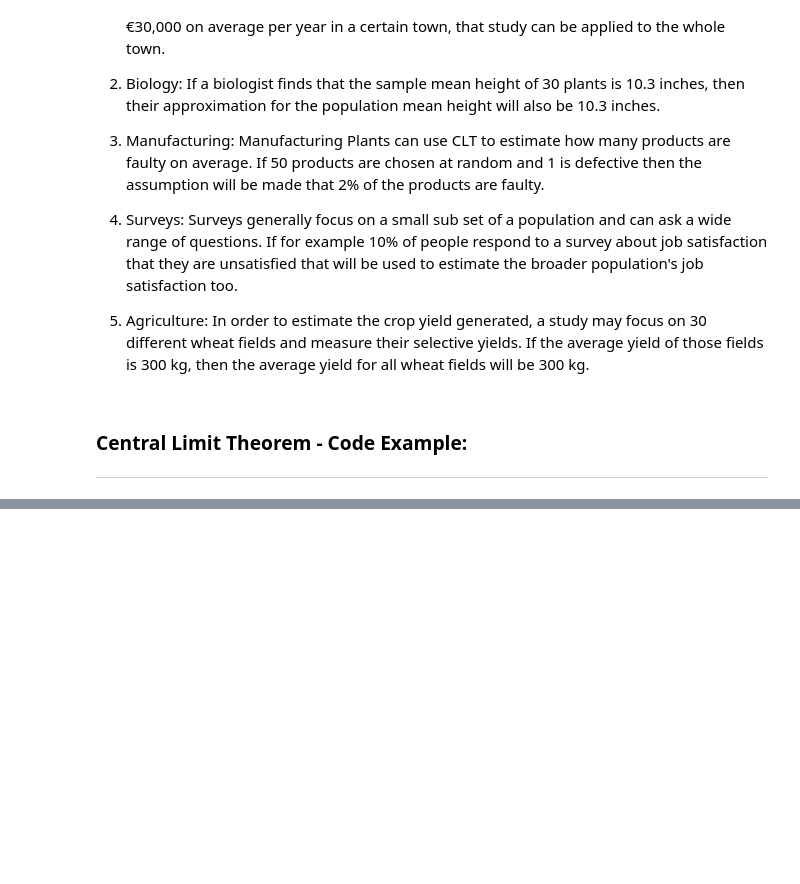
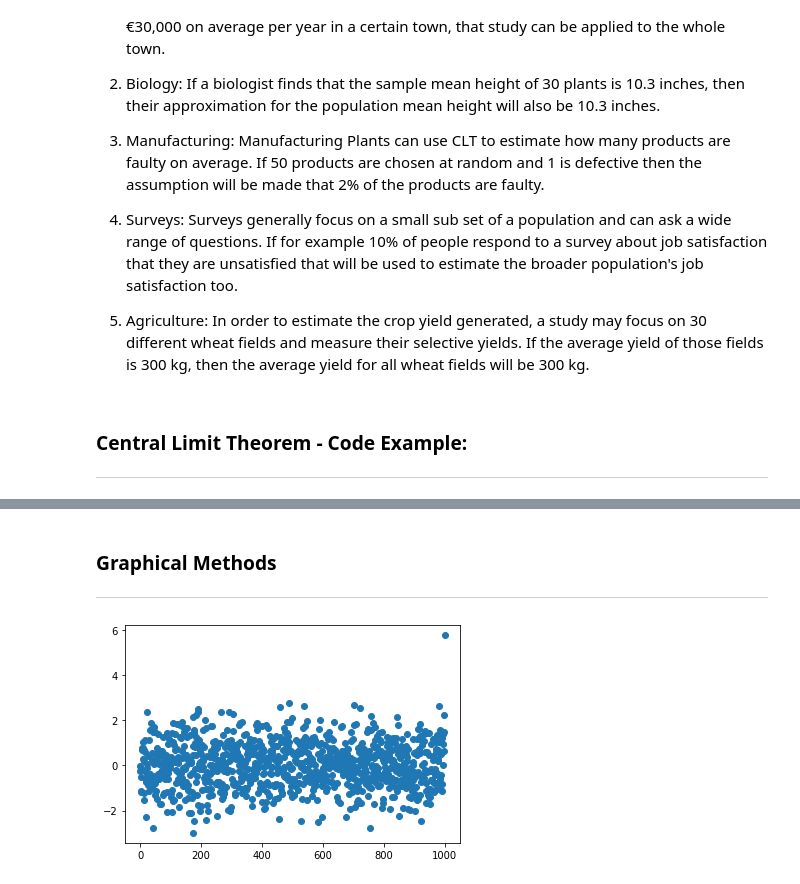
Before and after one commit to benjanning/funddata-assessment, a Jupyter notebook: Normal Distribution/Normal Distribution Task.ipynb, the cells around one changed output, grey strips where cells are left out. Cells and saved outputs as stored; diff of their text form; code cells hidden in the pictures; blank space fills up the shorter version.

```diff
--- a/Normal Distribution/Normal Distribution Task.ipynb
+++ b/Normal Distribution/Normal Distribution Task.ipynb
@@ -457,0 +480,23 @@ The 95% confidence interval is (71857.90, 73670.80).
+# %% [markdown]
+### Graphical Methods
+
+***
+# %%
+# Scatter Plot
+
+# Generate a random normal distribution
+mean = 0
+std = 1
+data = np.random.normal(mean, std, 1000)
+
+# Add an outlier to the distribution
+outlier = data.max() + 3 * std
+data = np.append(data, outlier)
+
+# Plot the data as a scatter plot
+plt.scatter(range(len(data)), data)
+
+# Show the plot
+plt.show()
+# %% [output]
+[figure, added]
```
Also changed, not shown: parts of 44 cells of this notebook.
